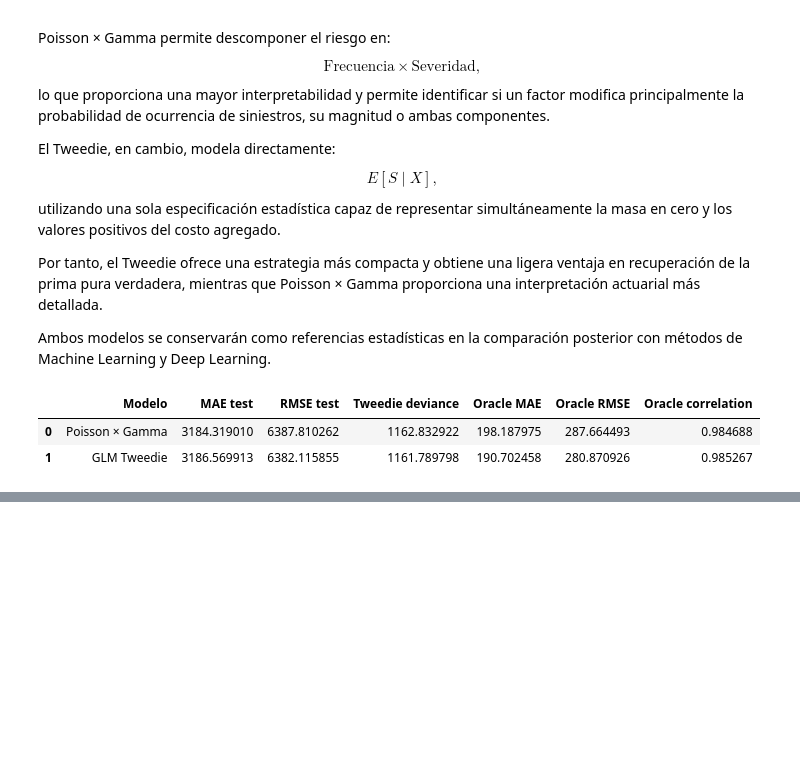
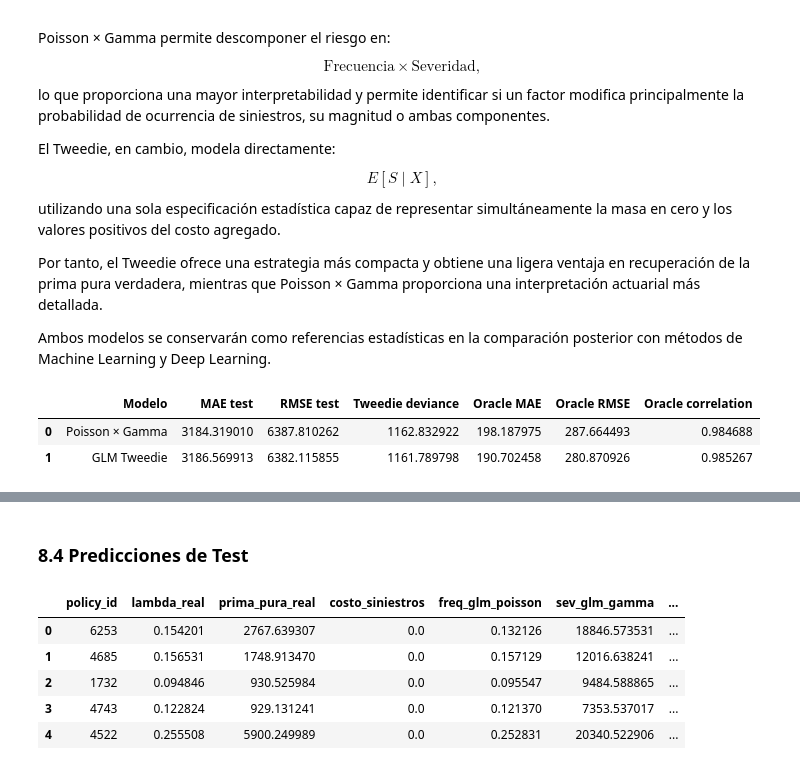
Before and after one commit to ActuarioDereckFuzz/Modelos_estadisticosvsMLvsDeep-Learning, a Jupyter notebook: notebooks/03_statistical_models.ipynb, the cells around one changed output, grey strips where cells are left out. Saved outputs shown, nothing was run; the diff lists cells and outputs as text; code cells hidden in the pictures; blank space fills up the shorter version.

```diff
--- a/notebooks/03_statistical_models.ipynb
+++ b/notebooks/03_statistical_models.ipynb
@@ -3771,0 +3886,42 @@ statistical_pp_comparison
+# %% [markdown]
+### 8.4 Predicciones de Test
+# %%
+statistical_test_predictions = pd.DataFrame({
+    "policy_id":
+        df_test["policy_id"].values,
+
+    # Valores observados / oracle
+    "lambda_real":
+        df_test["lambda_real"].values,
+
+    "prima_pura_real":
+        df_test["prima_pura_real"].values,
+
+    "costo_siniestros":
+        df_test["costo_siniestros"].values,
+
+    # Frecuencia
+    "freq_glm_poisson":
+        np.asarray(pred_test_freq),
+
+    # Severidad esperada
+    "sev_glm_gamma":
+        np.asarray(pred_test_sev),
+
+    # Prima pura F×S
+    "pp_poisson_gamma":
+        np.asarray(pred_test_pp_fs),
+
+    # Prima pura directa
+    "pp_tweedie":
+        np.asarray(pred_test_tweedie)
+})
+
+statistical_test_predictions.head()
+# %% [output]
+|  | policy_id | lambda_real | prima_pura_real | costo_siniestros | freq_glm_poisson | sev_glm_gamma | ... |
+| 0 | 6253 | 0.154201 | 2767.639307 | 0.0 | 0.132126 | 18846.573531 | ... |
+| 1 | 4685 | 0.156531 | 1748.913470 | 0.0 | 0.157129 | 12016.638241 | ... |
+| 2 | 1732 | 0.094846 | 930.525984 | 0.0 | 0.095547 | 9484.588865 | ... |
+| 3 | 4743 | 0.122824 | 929.131241 | 0.0 | 0.121370 | 7353.537017 | ... |
+| 4 | 4522 | 0.255508 | 5900.249989 | 0.0 | 0.252831 | 20340.522906 | ... |
```
Also changed, not shown: parts of 25 cells of this notebook, 7 other files.
